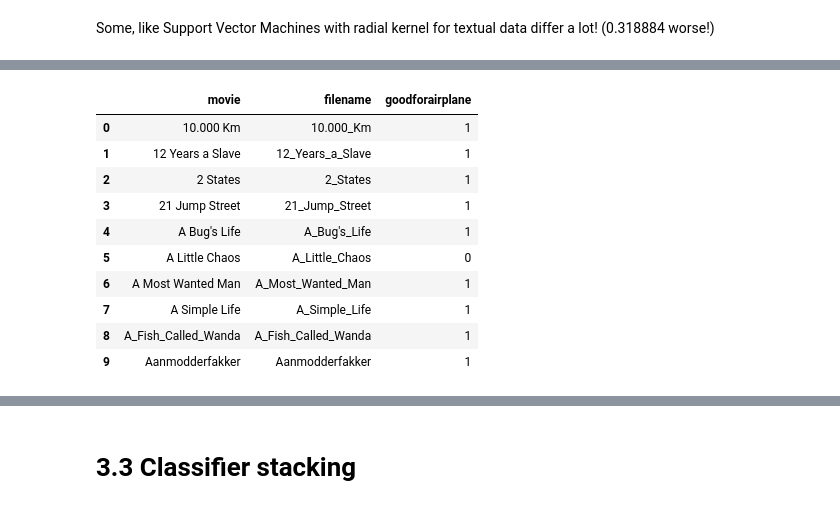
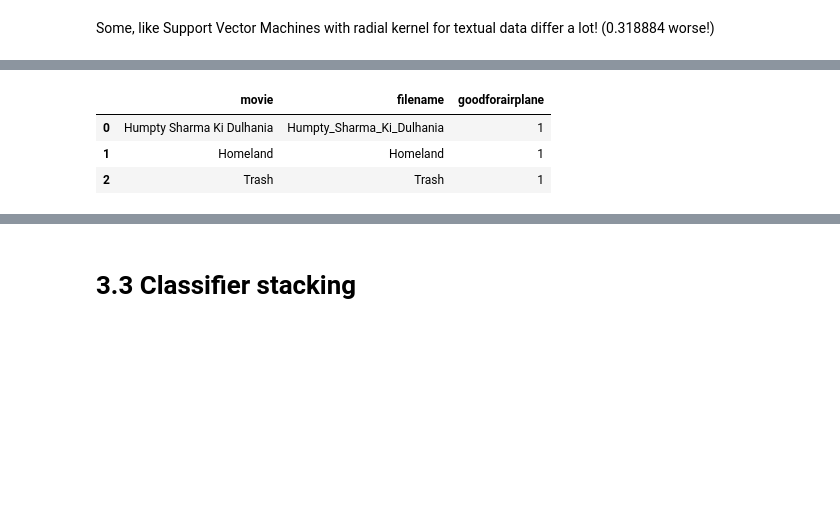
Before and after one commit to patrickFuerst/CoE_task, a Jupyter notebook: classifier_selection.ipynb, the cells around one changed output, grey strips where cells are left out. Saved outputs shown, nothing was run; the diff lists cells and outputs as text; code cells hidden in the pictures; blank space fills up the shorter version.

Commit message:
Test set preparation

```diff
--- a/classifier_selection.ipynb
+++ b/classifier_selection.ipynb
@@ -1233,10 +1284,11 @@ TODO: There are problems with test data in the label file and actual XML files..
 # %%
-df_labled_movies_test = pd.read_csv("./data/CoE_dataset/Test_set/CoeTestLabels.csv", sep=',')
+df_labled_movies_test = df_movies_all
 df_labled_movies_test = df_labled_movies_test[['movie_name','file_name', 'goodforairplanes']]
 df_labled_movies_test.columns = ['movie', 'filename', 'goodforairplane']
-display(df_labled_movies_test.head(10))
+display(df_labled_movies_test.head(3))
 
 
+############################################################
 ### Load Meta Data ###
 
 def load_meta_data_test( filenames ):
@@ -1245,26 +1297,31 @@ def load_meta_data_test( filenames ):
 
     for file in filenames:
         file_path = f'./data/CoE_dataset/Test_set/XML/{file}.xml'
-        with open(file_path) as f:
-            tree = ET.parse(f)
-            movie = tree.find('movie')
+        exists = os.path.isfile(file_path)
+        if not exists:
+            print(file + " not exists!")
+        else:
+            with open(file_path) as f:
+                tree = ET.parse(f)
+                movie = tree.find('movie')
 
-            lang = movie.get('language')
-            year = movie.get('year')
-            genre = movie.get('genre')
-            country = movie.get('country')
-            runtime = movie.get('runtime')
-            age_rating = movie.get('rated')
+                lang = movie.get('language')
+                year = movie.get('year')
+                genre = movie.get('genre')
+                country = movie.get('country')
+                runtime = movie.get('runtime')
+                age_rating = movie.get('rated')
 
-            raw_data.append( (file,lang,year,genre,country,runtime,age_rating) )
+                raw_data.append( (file,lang,year,genre,country,runtime,age_rating) )
 
     return pd.DataFrame(raw_data, columns=['filename','language','year','genre','country','runtime','rated'])
 
 
 df_meta_data_test = load_meta_data_test( df_labled_movies_test['filename']  )
-display(df_meta_data_test.head(10))
-display(df_meta_data_test.dtypes)
+display(df_meta_data_test.head(3))
 
+
+############################################################
 ### Load Visual Data ###
 
 def load_visual_data_test( filenames ):
@@ -1272,58 +1329,69 @@ def load_visual_data_test( filenames ):
 
     for file in filenames:
         file_path = f'./data/CoE_dataset/Test_set/vis_descriptors/{file}.csv'
-        df_data = pd.read_csv(file_path,index_col=None, header=None)
-        data_list.append(df_data)
+        exists = os.path.isfile(file_path)
+        if not exists:
+            print(file + " not exists!")
+        else:
+            df_data = pd.read_csv(file_path,index_col=None, header=None)
+            data_list.append(df_data)
 
     return pd.concat(data_list, axis = 0, keys = filenames,names=('filename','vis_data'),  sort=False)
 
 df_visual_data_test = load_visual_data_test( df_labled_movies_test['filename']  )
-display(df_visual_data_test.head(10))
+df_visual_data_test = df_visual_data_test.unstack()
+display(df_visual_data_test.head(3))
 
+
+############################################################
 ### Load Audio Data ###
 
-def load_audio_data_test( filenames ):
+def load_audio_data_test( filenames ): # changed
     data_list = []
 
+    audio_data = pd.DataFrame()
     for file in filenames:
         file_path = f'./data/CoE_dataset/Test_set/audio_descriptors/{file}.csv'
-        df_data = pd.read_csv(file_path,index_col=None, header=None)
-        data_list.append(df_data)
 
-    return pd.concat(data_list, axis = 0, keys = filenames,names=('filename','freq_coeff'),  sort=False)
+        exists = os.path.isfile(file_path)
+        if not exists:
+            print(file + " not exists!")
+        else:
+            df_data = pd.read_csv(file_path,index_col=None, header=None).T
+
+            # preprocess data
+            df_data = df_data.fillna(0)
+            df_data = pd.DataFrame(df_data.mean(axis = 0)).T
+            df_data["filename"] = file
+            audio_data = audio_data.append(df_data)
+
+    audio_data = audio_data.set_index("filename")
+    return audio_data
 
 df_audio_data_test = load_audio_data_test( df_labled_movies_test['filename']  )
-display(df_audio_data_test.head(10))
+display(df_audio_data_test.head(3))
 
 
+############################################################
 ### Load textual Data ###
 
 def load_text_data_test(filenames):
 
 
     data_list = []
-    file_path = f'./data/CoE_dataset/Dev_set/text_descriptors/tdf_idf_dev.csv'
+    file_path = f'./data/CoE_dataset/Test_set/text_descriptors/tdf_idf_test.csv'
     #somehow pandas can not really handle that the first line is row names.(at least I didn't find a better way)
     # thus we do it a little complicated here
     header_index = pd.read_csv(file_path, index_col=0,nrows=1 ).reset_index().columns
     df_data = pd.read_csv(file_path, header=None, index_col=False,skiprows=1)
     df_data.set_index(header_index, inplace=True)
     df_data.columns = filenames
     return df_data.T #row are should be represented by movie names
 
 df_text_data_test = load_text_data_test(df_labled_movies_test['filename'] )
-display(df_text_data_test.head(10))
-display(df_text_data_test.shape)
-display(df_text_data_test.describe())
+display(df_text_data_test.head(3))
 # %% [output]
 |  | movie | filename | goodforairplane |
-| 0 | 10.000 Km | 10.000_Km | 1 |
-| 1 | 12 Years a Slave | 12_Years_a_Slave | 1 |
-| 2 | 2 States | 2_States | 1 |
-| 3 | 21 Jump Street | 21_Jump_Street | 1 |
-| 4 | A Bug's Life | A_Bug's_Life | 1 |
-| 5 | A Little Chaos | A_Little_Chaos | 0 |
-| 6 | A Most Wanted Man | A_Most_Wanted_Man | 1 |
-| 7 | A Simple Life | A_Simple_Life | 1 |
-| 8 | A_Fish_Called_Wanda | A_Fish_Called_Wanda | 1 |
-| 9 | Aanmodderfakker | Aanmodderfakker | 1 |
+| 0 | Humpty Sharma Ki Dulhania | Humpty_Sharma_Ki_Dulhania | 1 |
+| 1 | Homeland | Homeland | 1 |
+| 2 | Trash | Trash | 1 |
```
Also changed, not shown: parts of 18 cells of this notebook, 1 other file.
